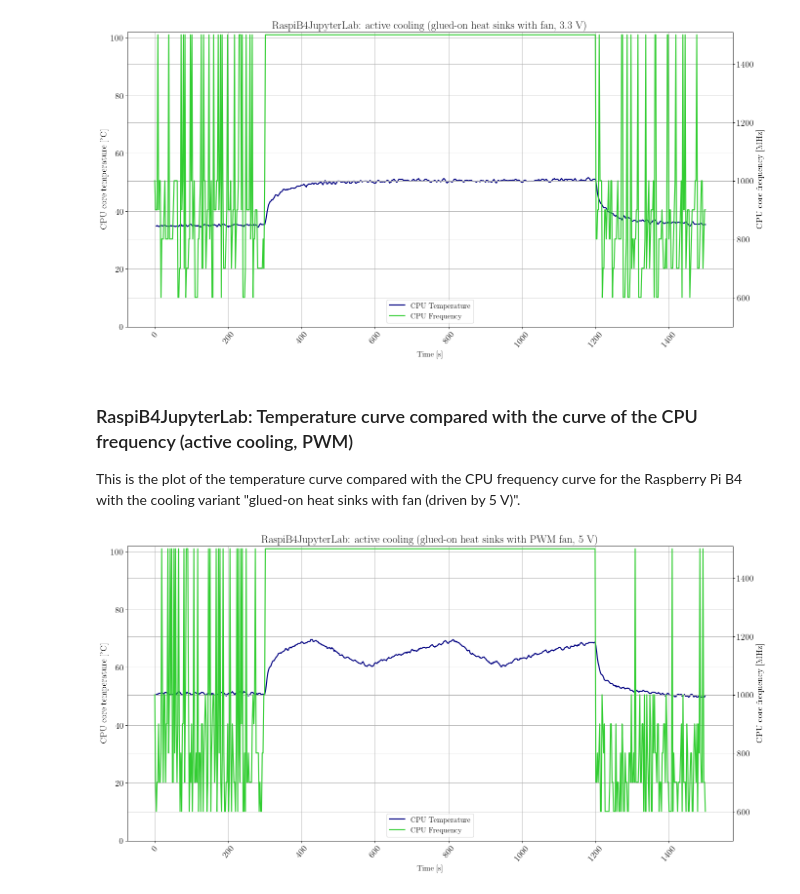
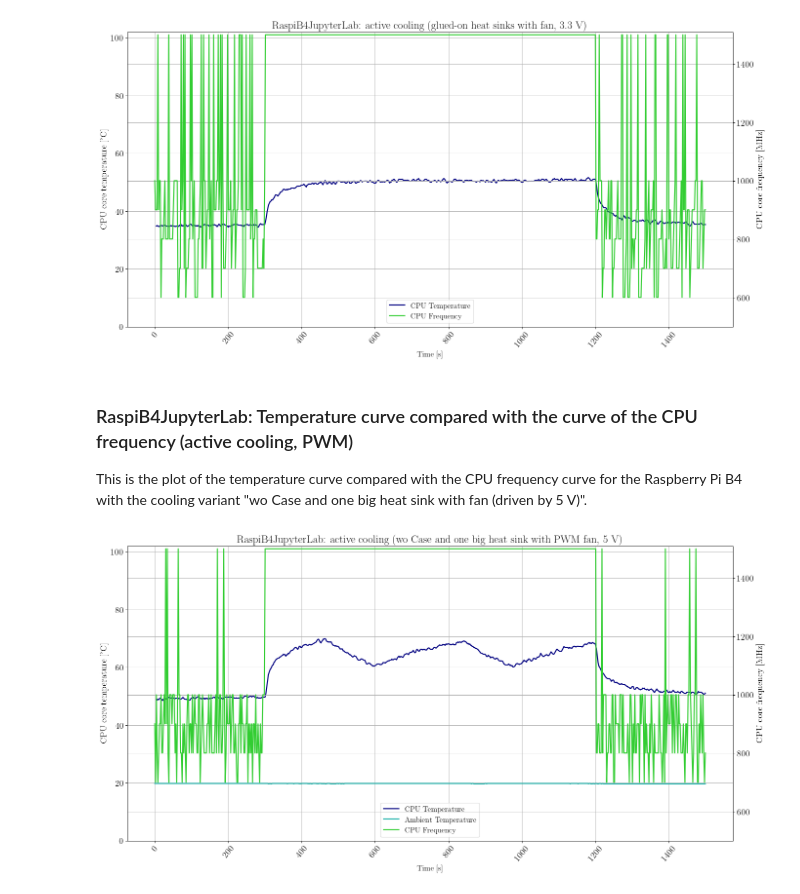
Before and after one commit to urmel79/Jupyter_Raspberry_Pi_Stress_Tests, a Jupyter notebook: Raspberry_Pi4_stress_test.ipynb, the cells around one changed output. Drawn from its saved outputs; the diff is of its cells as text; code cells hidden in the pictures.

Commit message:
added functionality for recording the ambient temperature

```diff
--- a/Raspberry_Pi4_stress_test.ipynb
+++ b/Raspberry_Pi4_stress_test.ipynb
@@ -356,21 +390,21 @@ str_file_name_5 = str_file_prefix_b4 + '_PlasticCase_wHeatSinksAndFan5Vrev.csv'
 str_file_name_6 = str_file_prefix_b4 + '_pinkRaspiCase_wHeatSinks.csv'
 str_file_name_7 = str_file_prefix_b4 + '_PlasticCase_wHeatSinksAndNoctuaFan5V.csv'
 str_file_name_8 = str_file_prefix_b4 + '_PlasticCase_wHeatSinksAndNoctuaFan3V.csv'
-str_file_name_10 = str_file_prefix_b4 + '_PlasticCase_wHeatSinksAndPWMFan5V.csv'
+str_file_name_10 = str_file_prefix_b4 + '_woCase_wHeatSinksAndPWMFan5V.csv'
 
 str_file_name_9 = str_file_prefix_b3plus + '_PlasticCase_wHeatSinks.csv'
 
-df_1_PC_woHeatSinks = create_dictionary_from_csv(filename="./data_files/" + str_file_name_1, offset=0, cols_wanted=3)
-df_2_PC_wHeatSinks = create_dictionary_from_csv(filename="./data_files/" + str_file_name_2, offset=0, cols_wanted=3)
-df_3_PC_wHeatSinksAndFan5V = create_dictionary_from_csv(filename="./data_files/" + str_file_name_3, offset=0, cols_wanted=3)
-df_4_PC_wHeatSinksAndFan3V = create_dictionary_from_csv(filename="./data_files/" + str_file_name_4, offset=0, cols_wanted=3)
-df_5_PC_wHeatSinksAndFan5Vrev = create_dictionary_from_csv(filename="./data_files/" + str_file_name_5, offset=0, cols_wanted=3)
-df_6_RC_wHeatSinks = create_dictionary_from_csv(filename="./data_files/" + str_file_name_6, offset=0, cols_wanted=3)
-df_7_PC_wHeatSinksAndNoctuaFan5V = create_dictionary_from_csv(filename="./data_files/" + str_file_name_7, offset=0, cols_wanted=3)
-df_8_PC_wHeatSinksAndNoctuaFan3V = create_dictionary_from_csv(filename="./data_files/" + str_file_name_8, offset=0, cols_wanted=3)
-df_10_PC_wHeatSinksAndPWMFan5V = create_dictionary_from_csv(filename="./data_files/" + str_file_name_10, offset=0, cols_wanted=3)
+df_1_PC_woHeatSinks = create_dictionary_from_csv(filename="./data_files/" + str_file_name_1, offset=0, cols_wanted=4)
+df_2_PC_wHeatSinks = create_dictionary_from_csv(filename="./data_files/" + str_file_name_2, offset=0, cols_wanted=4)
+df_3_PC_wHeatSinksAndFan5V = create_dictionary_from_csv(filename="./data_files/" + str_file_name_3, offset=0, cols_wanted=4)
+df_4_PC_wHeatSinksAndFan3V = create_dictionary_from_csv(filename="./data_files/" + str_file_name_4, offset=0, cols_wanted=4)
+df_5_PC_wHeatSinksAndFan5Vrev = create_dictionary_from_csv(filename="./data_files/" + str_file_name_5, offset=0, cols_wanted=4)
+df_6_RC_wHeatSinks = create_dictionary_from_csv(filename="./data_files/" + str_file_name_6, offset=0, cols_wanted=4)
+df_7_PC_wHeatSinksAndNoctuaFan5V = create_dictionary_from_csv(filename="./data_files/" + str_file_name_7, offset=0, cols_wanted=4)
+df_8_PC_wHeatSinksAndNoctuaFan3V = create_dictionary_from_csv(filename="./data_files/" + str_file_name_8, offset=0, cols_wanted=4)
+df_10_woC_wHeatSinksAndPWMFan5V = create_dictionary_from_csv(filename="./data_files/" + str_file_name_10, offset=0, cols_wanted=4)
 
-df_9_PC_wHeatSinks = create_dictionary_from_csv(filename="./data_files/" + str_file_name_9, offset=0, cols_wanted=3)
+df_9_PC_wHeatSinks = create_dictionary_from_csv(filename="./data_files/" + str_file_name_9, offset=0, cols_wanted=4)
 # %%
 #df_1_PC_woHeatSinks.head(6)
 #df_2_PC_wHeatSinks.head(6)
@@ -420,7 +455,7 @@ df_5_PC_wHeatSinksAndFan5Vrev['CPU Temperature'] = df_5_PC_wHeatSinksAndFan5Vrev
 df_6_RC_wHeatSinks['CPU Temperature'] = df_6_RC_wHeatSinks['CPU Temperature'].rolling(window=3).mean()
 df_7_PC_wHeatSinksAndNoctuaFan5V['CPU Temperature'] = df_7_PC_wHeatSinksAndNoctuaFan5V['CPU Temperature'].rolling(window=3).mean()
 df_8_PC_wHeatSinksAndNoctuaFan3V['CPU Temperature'] = df_8_PC_wHeatSinksAndNoctuaFan3V['CPU Temperature'].rolling(window=3).mean()
-df_10_PC_wHeatSinksAndPWMFan5V['CPU Temperature'] = df_10_PC_wHeatSinksAndPWMFan5V['CPU Temperature'].rolling(window=3).mean()
+df_10_woC_wHeatSinksAndPWMFan5V['CPU Temperature'] = df_10_woC_wHeatSinksAndPWMFan5V['CPU Temperature'].rolling(window=3).mean()
 
 df_9_PC_wHeatSinks['CPU Temperature'] = df_9_PC_wHeatSinks['CPU Temperature'].rolling(window=3).mean()
 # %%
@@ -635,7 +670,7 @@ plt.show()
 # %% [markdown]
 ### RaspiB4JupyterLab: Temperature curve compared with the curve of the CPU frequency (active cooling, PWM)
 
-This is the plot of the temperature curve compared with the CPU frequency curve for the Raspberry Pi B4 with the cooling variant "glued-on heat sinks with fan (driven by 5 V)".
+This is the plot of the temperature curve compared with the CPU frequency curve for the Raspberry Pi B4 with the cooling variant "wo Case and one big heat sink with fan (driven by 5 V)".
 # %%
 # Figsize: a tuple (width, height) in inches
 # Create figure and axis objects with subplots()
@@ -643,39 +678,40 @@ fig, ax1 = plt.subplots(num=0, figsize=(20, 10), dpi=80, facecolor='w', edgecolo
 
 axes = plt.gca()
 
-plt.title('RaspiB4JupyterLab: active cooling (glued-on heat sinks with PWM fan, 5 V)')
+plt.title('RaspiB4JupyterLab: active cooling (wo Case and one big heat sink with PWM fan, 5 V)')
 
-line1 = ax1.plot(df_10_PC_wHeatSinksAndPWMFan5V['Time'], df_10_PC_wHeatSinksAndPWMFan5V['CPU Temperature'], color='navy', label='CPU Temperature')
-#plt.plot(df_4_PC_wHeatSinksAndFan3V['Time'], df_4_PC_wHeatSinksAndFan3V['CPU Temperature'], '-', label='R4, Plastic Case with heat sinks and fan (3.3 V), AVG')
+# List of named colors: https://matplotlib.org/stable/gallery/color/named_colors.html
+line1 = ax1.plot(df_10_woC_wHeatSinksAndPWMFan5V['Time'], df_10_woC_wHeatSinksAndPWMFan5V['CPU Temperature'], color='navy', label='CPU Temperature')
+line2 = ax1.plot(df_10_woC_wHeatSinksAndPWMFan5V['Time'], df_10_woC_wHeatSinksAndPWMFan5V['Ambient Temperature'], color='lightseagreen', label='Ambient Temperature')
 
 # Set x-axis label
 ax1.set_xlabel('Time [s]', fontsize=14)
 # Set y-axis label
 ax1.set_ylabel('CPU core temperature [°C]', fontsize=16)
 ax1.set_ylim(0, 102)
 ax1.grid(True)
 plt.xticks(rotation=50)
 
 # Twin object for two different y-axis on the same plot
 ax2 = ax1.twinx()
 
-line2 = ax2.plot(df_10_PC_wHeatSinksAndPWMFan5V['Time'], df_10_PC_wHeatSinksAndPWMFan5V['CPU Frequency'], color='limegreen', label='CPU Frequency')
+line3 = ax2.plot(df_10_woC_wHeatSinksAndPWMFan5V['Time'], df_10_woC_wHeatSinksAndPWMFan5V['CPU Frequency'], color='limegreen', label='CPU Frequency')
 
 # Set y-axis label
 ax2.set_ylabel('CPU core frequency [MHz]', fontsize=16)
 ax2.set_ylim(500, 1510)
 ax2.grid(True)
 
 # Add all lines to the same legend box
-lines_all = line1+line2
+lines_all = line1+line2+line3
 labels = [l.get_label() for l in lines_all]
 ax1.legend(lines_all, labels, loc='lower center')
 
 # Save plot to PNG and PDF
-#str_image_name = 'RaspiB4JupyterLab_stress_measurement'
+str_image_name = 'RaspiB4JupyterLab_stress_measurement_woC_wHeatSinksAndPWMFan5V'
 #plt.savefig(r'./data_files/' + str_image_name + '.png')
-#plt.savefig(r'./data_files/' + str_image_name + '.pdf')
+plt.savefig(r'./data_files/' + str_image_name + '.pdf')
 
 plt.show()
 # %% [output]
-[figure, old version]
+[figure, new version]
```
Also changed, not shown: parts of 15 cells of this notebook, 9 other files.
